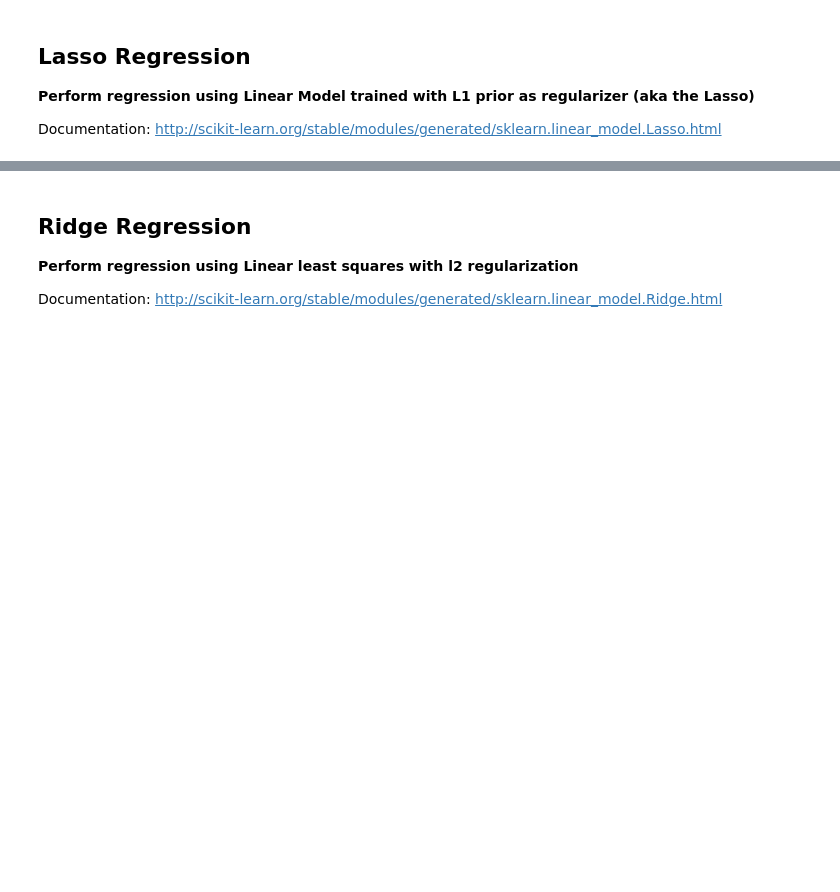
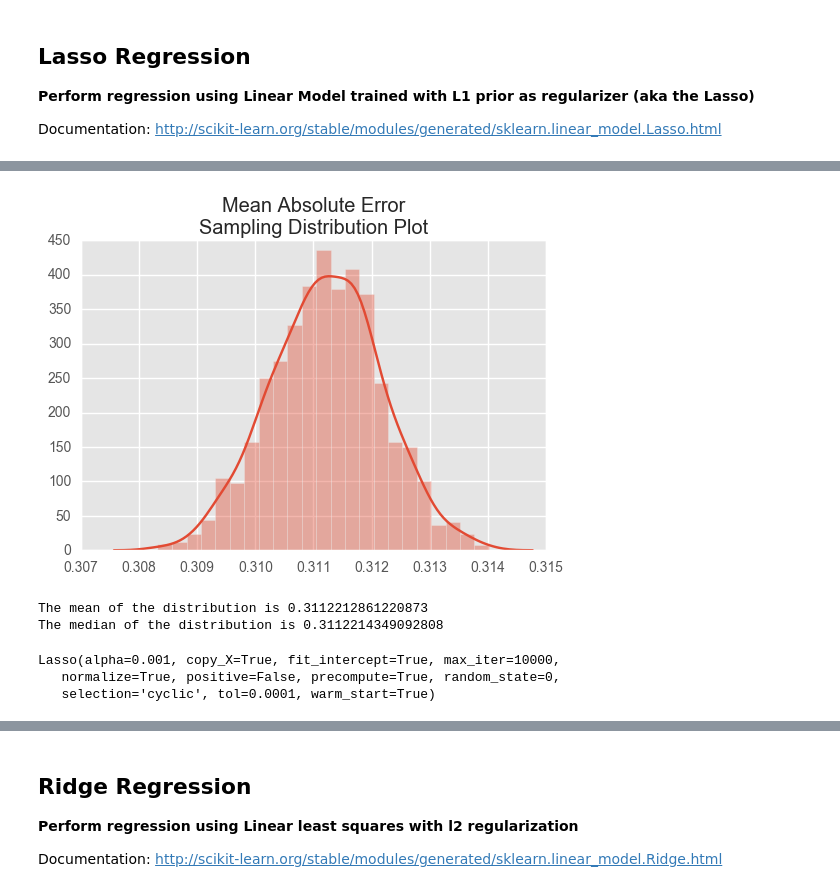
Before and after one commit to josteinstraume/classification-project2, a Jupyter notebook: notebooks/project2-report.ipynb, the cells around one changed output, grey strips where cells are left out. Saved outputs shown, nothing was run; the diff lists cells and outputs as text; code cells hidden in the pictures; blank space fills up the shorter version.

Commit message:
Added feature importance and sampling distributions
For lasso regression and ridge regression models

```diff
--- a/notebooks/project2-report.ipynb
+++ b/notebooks/project2-report.ipynb
@@ -1349,0 +1384,33 @@ EvaluateRegressionEstimator(regEstimator, X_r, y_r, cv_reg)
+# %%
+#Build a sampling distribution of the MAE via bootstrap
+# - 1000 random samples with replacement
+# - Look at dist plot for the 1000 MAE's
+from sklearn.utils import resample
+import seaborn as sns
+
+# train on all of the data
+regEstimator.fit(X_r, y_r)
+
+maeList = []  # an empty list for MAE
+sampleCt = len(y_r) # large same equal to validation set size, but w/ replacement!
+y_r_hatMin = 0
+y_r_hatMax = 0
+
+for i in range(1000): # 1,000 samples
+    X_r_samp, y_r_samp = resample(X_r, y_r, replace=True, n_samples=sampleCt)
+    y_r_hat = regEstimator.predict(X_r_samp)
+    mae = mean_absolute_error(y_r_samp, y_r_hat)
+    maeList.append(mae)
+    y_r_hatMin = np.minimum(y_r_hat.min(), y_r_hatMin)
+    y_r_hatMax = np.maximum(y_r_hat.max(), y_r_hatMax)
+
+#Print distributions for MAE
+sns.distplot(maeList).set_title("Mean Absolute Error\nSampling Distribution Plot")
+plt.show()
+
+print("The mean of the distribution is {mean}".format(mean=np.mean(maeList)))
+print("The median of the distribution is {median}".format(median=np.median(maeList)))
+# %% [output]
+[figure, added]
+The mean of the distribution is 0.3112212861220873
+The median of the distribution is 0.3112214349092808
@@ -1349,0 +1429,10 @@ EvaluateRegressionEstimator(regEstimator, X_r, y_r, cv_reg)
+# %%
+#linreg_fi = linreg_clf.best_estimator_
+regEstimator_fi = regGridSearch.best_estimator_
+
+#Fit the model using all of our scaled data
+regEstimator_fi.fit(X_r_scl, y_r)
+# %% [output]
+Lasso(alpha=0.001, copy_X=True, fit_intercept=True, max_iter=10000,
+   normalize=True, positive=False, precompute=True, random_state=0,
+   selection='cyclic', tol=0.0001, warm_start=True)
```
Also changed, not shown: parts of 15 cells of this notebook.
